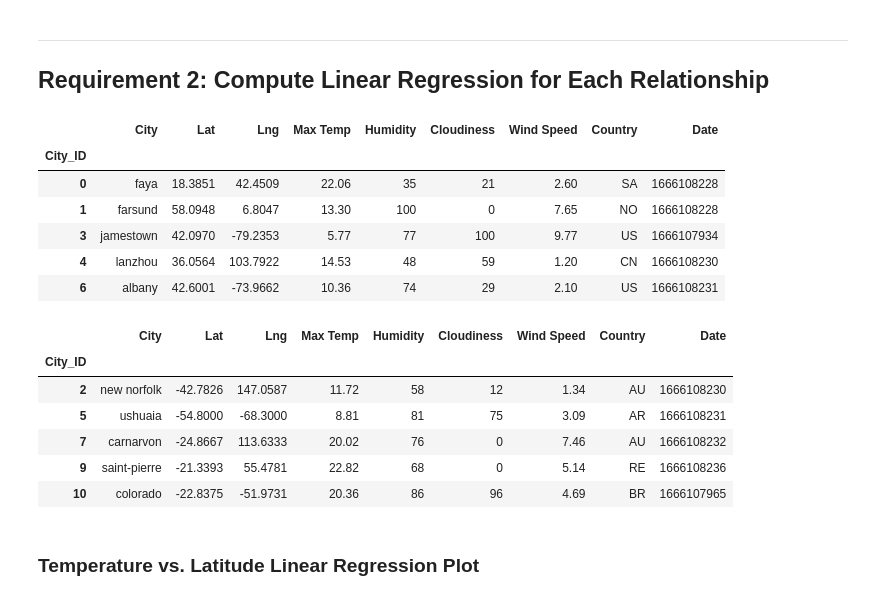
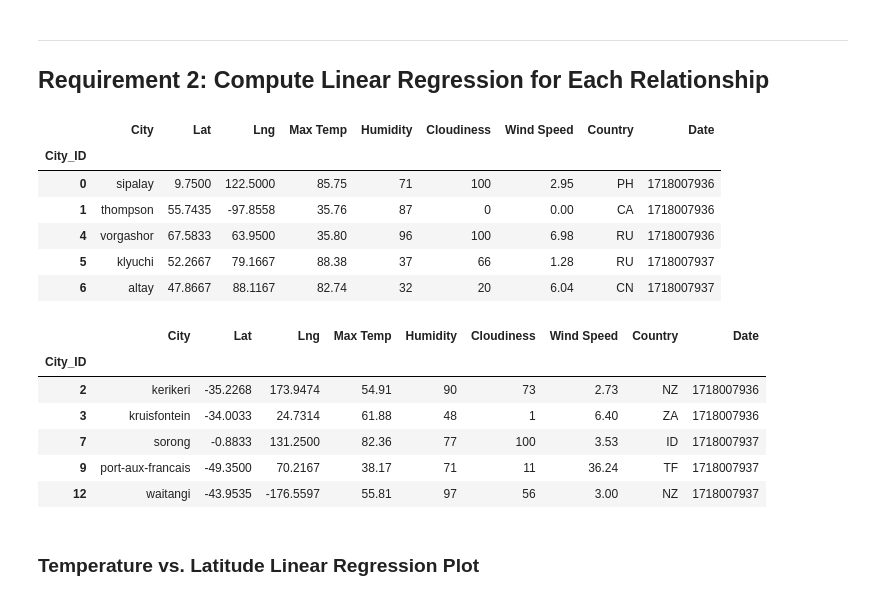
Before and after one commit to Data-Miner99/python-api-challenge, a Jupyter notebook: WeatherPy.ipynb, the cells around one changed output. Cells and saved outputs as stored; diff of their text form; code cells hidden in the pictures.

```diff
--- a/WeatherPy.ipynb
+++ b/WeatherPy.ipynb
@@ -257,30 +289,30 @@ plt.show()
 # %%
 # Create a DataFrame with the Northern Hemisphere data (Latitude >= 0)
-# YOUR CODE HERE
+northern_hemi_df = city_data_df.loc[(city_data_df["Lat"] >= 0)]
 
 # Display sample data
 northern_hemi_df.head()
 # %% [output]
 |  | City | Lat | Lng | Max Temp | Humidity | Cloudiness | Wind Speed | Country | Date |
 | City_ID |  |  |  |  |  |  |  |  |  |
-| 0 | faya | 18.3851 | 42.4509 | 22.06 | 35 | 21 | 2.60 | SA | 1666108228 |
-| 1 | farsund | 58.0948 | 6.8047 | 13.30 | 100 | 0 | 7.65 | NO | 1666108228 |
-| 3 | jamestown | 42.0970 | -79.2353 | 5.77 | 77 | 100 | 9.77 | US | 1666107934 |
-| 4 | lanzhou | 36.0564 | 103.7922 | 14.53 | 48 | 59 | 1.20 | CN | 1666108230 |
-| 6 | albany | 42.6001 | -73.9662 | 10.36 | 74 | 29 | 2.10 | US | 1666108231 |
+| 0 | sipalay | 9.7500 | 122.5000 | 85.75 | 71 | 100 | 2.95 | PH | 1718007936 |
+| 1 | thompson | 55.7435 | -97.8558 | 35.76 | 87 | 0 | 0.00 | CA | 1718007936 |
+| 4 | vorgashor | 67.5833 | 63.9500 | 35.80 | 96 | 100 | 6.98 | RU | 1718007936 |
+| 5 | klyuchi | 52.2667 | 79.1667 | 88.38 | 37 | 66 | 1.28 | RU | 1718007937 |
+| 6 | altay | 47.8667 | 88.1167 | 82.74 | 32 | 20 | 6.04 | CN | 1718007937 |
 # %%
 # Create a DataFrame with the Southern Hemisphere data (Latitude < 0)
-# YOUR CODE HERE
+southern_hemi_df = city_data_df.loc[(city_data_df["Lat"] <0)]
 
 # Display sample data
 southern_hemi_df.head()
 # %% [output]
 |  | City | Lat | Lng | Max Temp | Humidity | Cloudiness | Wind Speed | Country | Date |
 | City_ID |  |  |  |  |  |  |  |  |  |
-| 2 | new norfolk | -42.7826 | 147.0587 | 11.72 | 58 | 12 | 1.34 | AU | 1666108230 |
-| 5 | ushuaia | -54.8000 | -68.3000 | 8.81 | 81 | 75 | 3.09 | AR | 1666108231 |
-| 7 | carnarvon | -24.8667 | 113.6333 | 20.02 | 76 | 0 | 7.46 | AU | 1666108232 |
-| 9 | saint-pierre | -21.3393 | 55.4781 | 22.82 | 68 | 0 | 5.14 | RE | 1666108236 |
-| 10 | colorado | -22.8375 | -51.9731 | 20.36 | 86 | 96 | 4.69 | BR | 1666107965 |
+| 2 | kerikeri | -35.2268 | 173.9474 | 54.91 | 90 | 73 | 2.73 | NZ | 1718007936 |
+| 3 | kruisfontein | -34.0033 | 24.7314 | 61.88 | 48 | 1 | 6.40 | ZA | 1718007936 |
+| 7 | sorong | -0.8833 | 131.2500 | 82.36 | 77 | 100 | 3.53 | ID | 1718007937 |
+| 9 | port-aux-francais | -49.3500 | 70.2167 | 38.17 | 71 | 11 | 36.24 | TF | 1718007937 |
+| 12 | waitangi | -43.9535 | -176.5597 | 55.81 | 97 | 56 | 3.00 | NZ | 1718007937 |
 # %% [markdown]
 ###  Temperature vs. Latitude Linear Regression Plot
```
Also changed, not shown: parts of 27 cells of this notebook, 5 other files.
